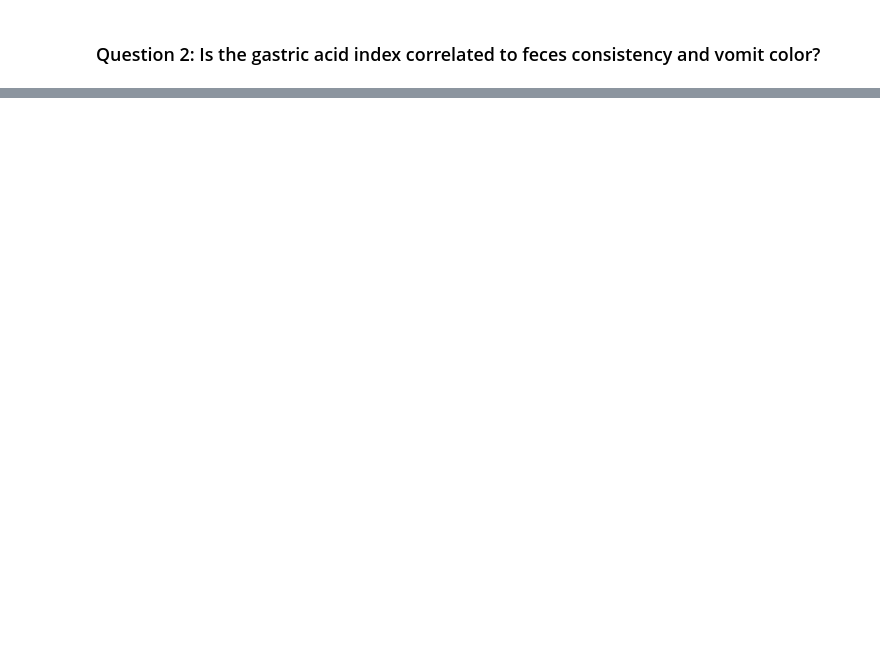
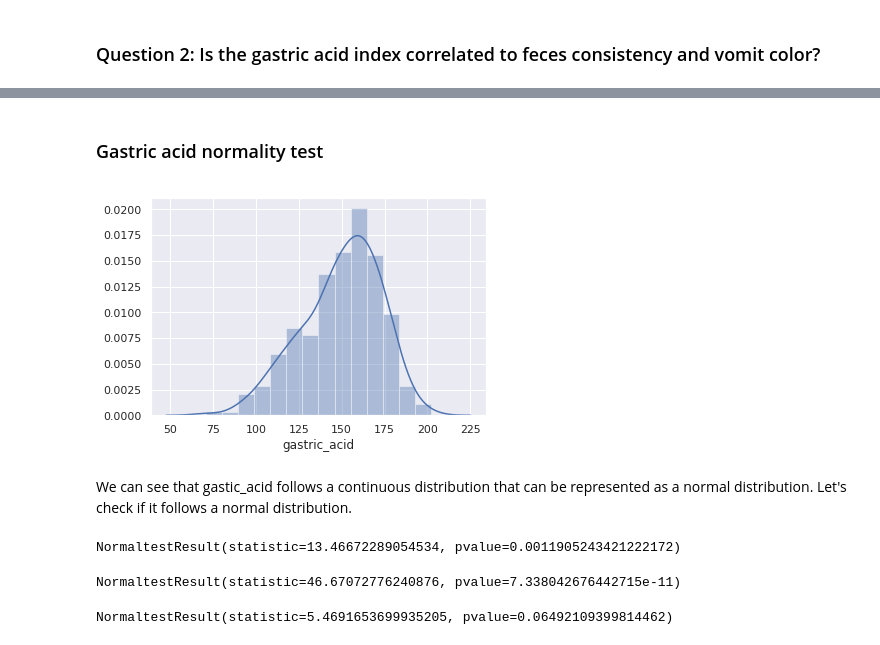
Before and after one commit to wobniarin/community-day, a Jupyter notebook: data/community_day.ipynb, the cells around one changed output, grey strips where cells are left out. Cells and saved outputs as stored; diff of their text form; code cells hidden in the pictures; blank space fills up the shorter version.

```diff
--- a/data/community_day.ipynb
+++ b/data/community_day.ipynb
@@ -170,0 +181,2 @@ plt.legend(loc='upper right')
+# %% [markdown]
+### Gastric acid normality test
@@ -170,0 +185,19 @@ plt.legend(loc='upper right')
+# %%
+sns.distplot(df.gastric_acid)
+plt.show()
+# %% [output]
+[figure, added]
+# %% [markdown]
+We can see that gastic_acid follows a continuous distribution that can be represented as a normal distribution. Let's check if it follows a normal distribution.
+# %%
+stats.normaltest(df.gastric_acid)
+# %% [output]
+NormaltestResult(statistic=13.46672289054534, pvalue=0.0011905243421222172)
+# %%
+stats.normaltest(df.gastric_acid.apply(np.log))
+# %% [output]
+NormaltestResult(statistic=46.67072776240876, pvalue=7.338042676442715e-11)
+# %%
+stats.normaltest(df.gastric_acid**2)
+# %% [output]
+NormaltestResult(statistic=5.4691653699935205, pvalue=0.06492109399814462)
```
Also changed, not shown: parts of 21 cells of this notebook.
